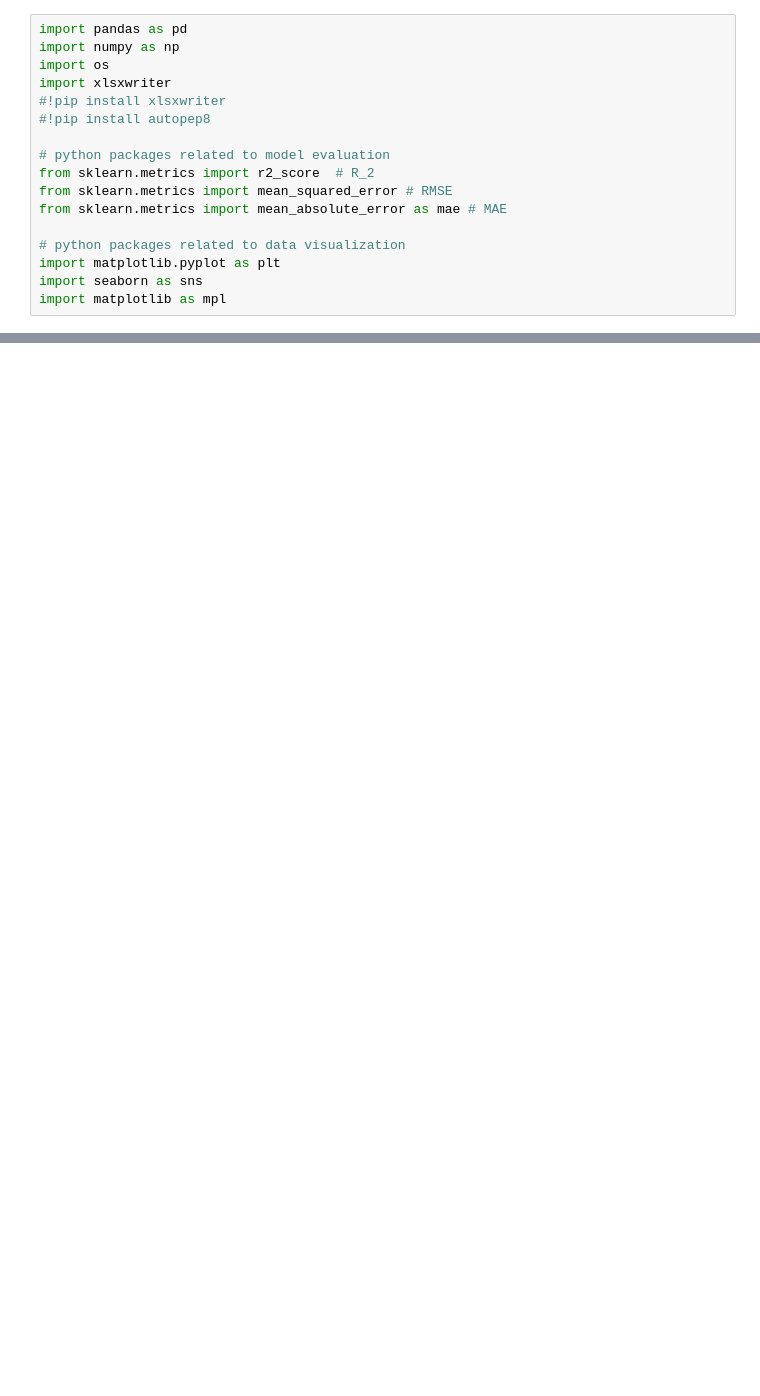
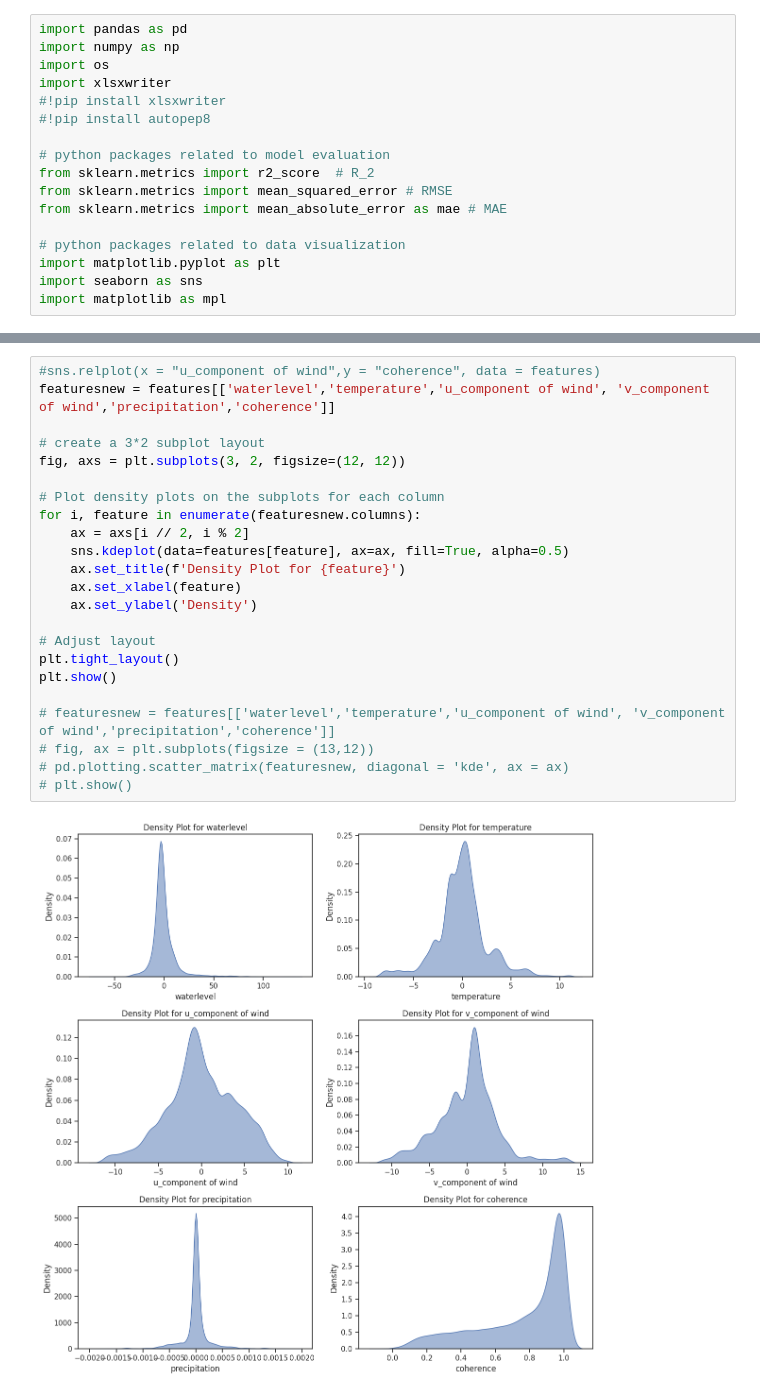
Before and after one commit to sophie8910/ML-ImpactorsOnInSARCoherence, a Jupyter notebook: Codes/Python/Step1_Exploring_Data.ipynb, the cells around one changed output, grey strips where cells are left out. Drawn from its saved outputs; the diff is of its cells as text; blank space fills up the shorter version.

```diff
--- a/Codes/Python/Step1_Exploring_Data.ipynb
+++ b/Codes/Python/Step1_Exploring_Data.ipynb
@@ -82,0 +222,25 @@ IndentationError: unexpected indent (1656426342.py, line 28)
+# %%
+#sns.relplot(x = "u_component of wind",y = "coherence", data = features)
+featuresnew = features[['waterlevel','temperature','u_component of wind', 'v_component of wind','precipitation','coherence']]
+
+# create a 3*2 subplot layout
+fig, axs = plt.subplots(3, 2, figsize=(12, 12))
+
+# Plot density plots on the subplots for each column
+for i, feature in enumerate(featuresnew.columns):
+    ax = axs[i // 2, i % 2]
+    sns.kdeplot(data=features[feature], ax=ax, fill=True, alpha=0.5)
+    ax.set_title(f'Density Plot for {feature}')
+    ax.set_xlabel(feature)
+    ax.set_ylabel('Density')
+
+# Adjust layout
+plt.tight_layout()
+plt.show()
+
+# featuresnew = features[['waterlevel','temperature','u_component of wind', 'v_component of wind','precipitation','coherence']]
+# fig, ax = plt.subplots(figsize = (13,12))
+# pd.plotting.scatter_matrix(featuresnew, diagonal = 'kde', ax = ax)
+# plt.show()
+# %% [output]
+[figure, added]
```
Also changed, not shown: parts of 14 cells of this notebook, 12 other files.
